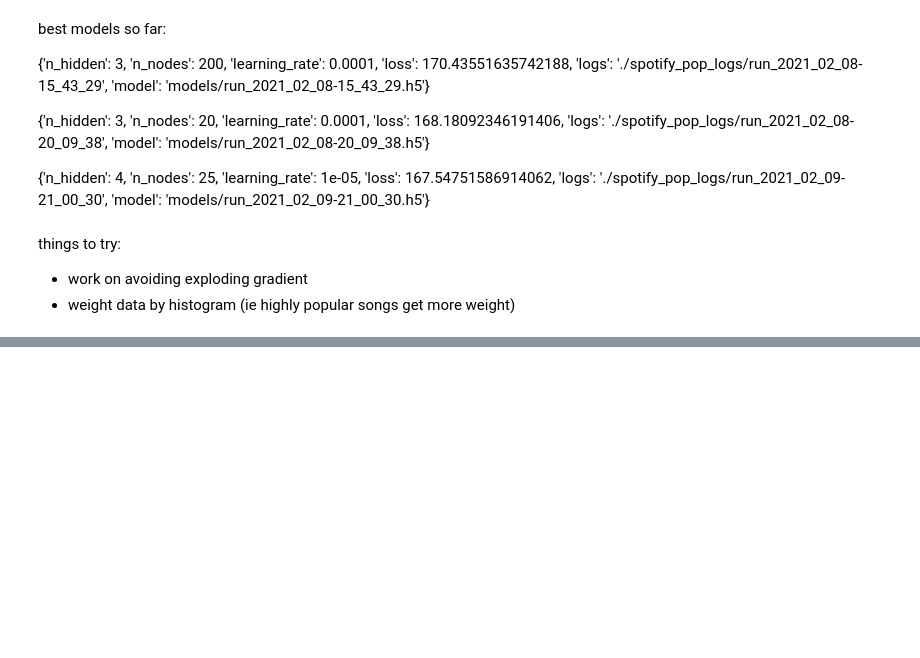
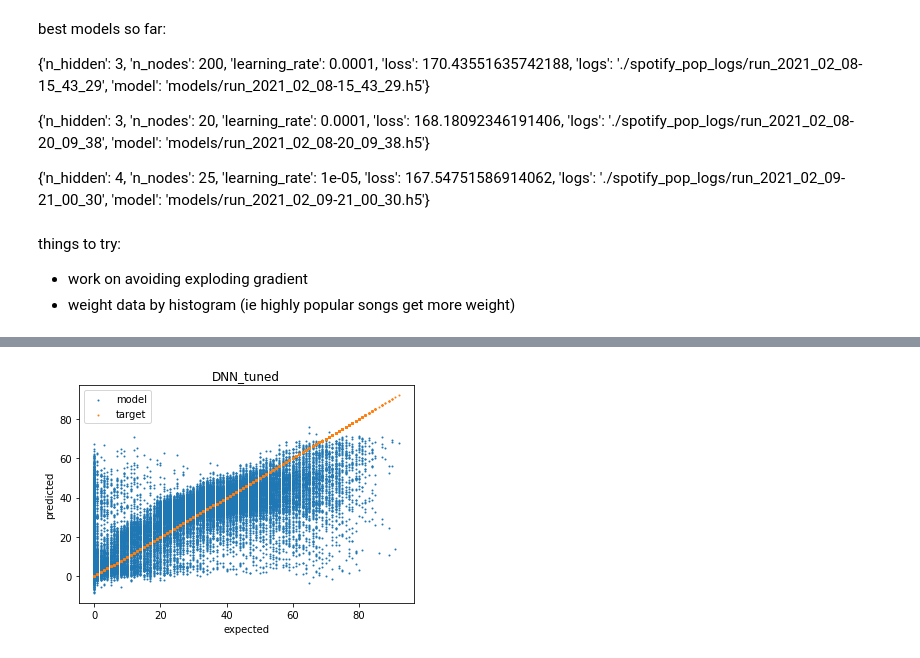
Before and after one commit to Joel-Venzke/Kaggle-Dataset-Work, a Jupyter notebook: spotify_dataset/Data-exploration-and-regression.ipynb, the cells around one changed output, grey strips where cells are left out. Drawn from its saved outputs; the diff is of its cells as text; code cells hidden in the pictures; blank space fills up the shorter version.

```diff
--- a/Data-exploration-and-regression.ipynb
+++ b/spotify_dataset/Data-exploration-and-regression.ipynb
@@ -402,11 +412,11 @@ Epoch 107/5000
 # %%
-model = keras.models.load_model('models/run_2021_02_09-21_00_30.h5')
+dnn_model = keras.models.load_model('models/run_2021_02_09-21_00_30.h5')
 run_logdir = get_run_logdir()
 run_model_save_file = get_model_save_name()
 callbacks = [EarlyStopping(patience=150,restore_best_weights=True),
             TensorBoard(run_logdir),
             ModelCheckpoint(run_model_save_file, save_best_only=True)]
-model.fit(x_train_v_scaled,
+dnn_model.fit(x_train_v_scaled,
                       y_train_v,
                       epochs=5000,
                       validation_data=(x_valid_scaled, y_valid),
@@ -413,0 +448,4 @@ model.fit(x_train_v_scaled,
+# %%
+visualize_model_preformance(dnn_model, x_valid_scaled, y_valid, s=1, name="DNN_tuned")
+# %% [output]
+[figure, added]
```
Also changed, not shown: parts of 19 cells of this notebook, 17 other files.
